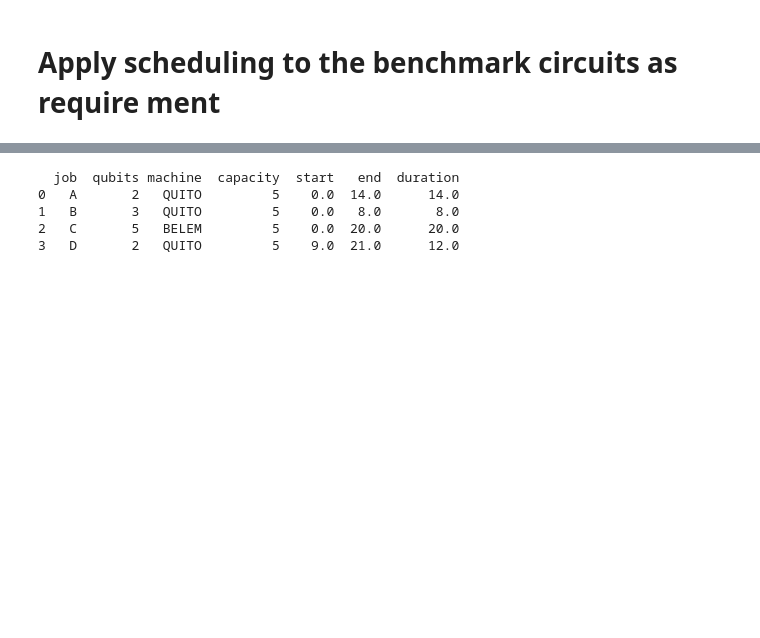
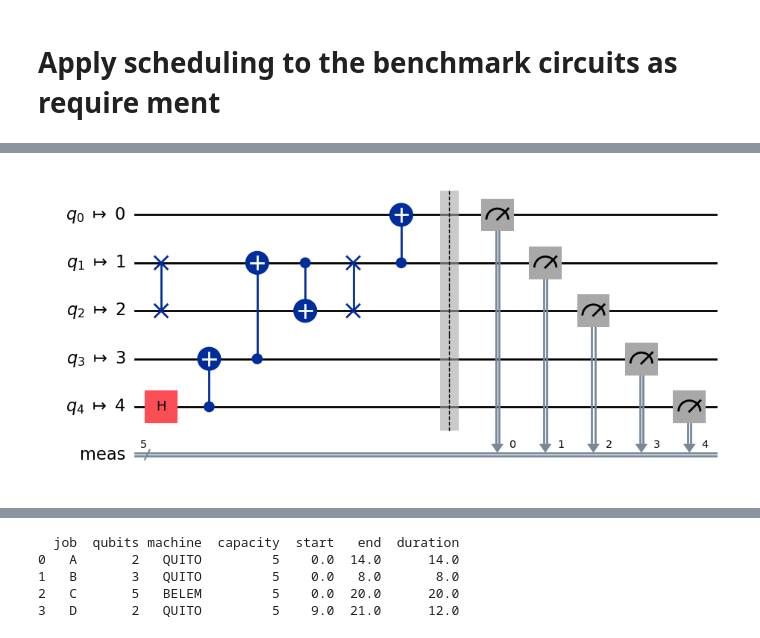
Before and after one commit to MagePro310/Quantum_Simulation_Scheduling_ver1, a Jupyter notebook: test_algorithm.ipynb, the cells around one changed output, grey strips where cells are left out. Cells and saved outputs as stored; diff of their text form; code cells hidden in the pictures; blank space fills up the shorter version.

```diff
--- a/test_algorithm.ipynb
+++ b/test_algorithm.ipynb
@@ -620,0 +104,16 @@ Total time (CPU seconds):       6.26   (Wallclock seconds):       6.33
+# %%
+import matplotlib.pyplot as plt
+from qiskit import QuantumCircuit
+from qiskit_ibm_runtime.fake_provider import FakeBelemV2
+from qiskit.transpiler import generate_preset_pass_manager
+
+backend = FakeBelemV2()
+target = backend.target
+coupling_map = target.build_coupling_map()
+pass_manager = generate_preset_pass_manager(
+    optimization_level=0, coupling_map=coupling_map, seed_transpiler=12345
+)
+qc_t_cm_lv0 = pass_manager.run(circuitTest)
+qc_t_cm_lv0.draw("mpl", idle_wires=False, fold=-1)
+# %% [output]
+[figure, added]
```
Also changed, not shown: parts of 42 cells of this notebook, 9 other files.
